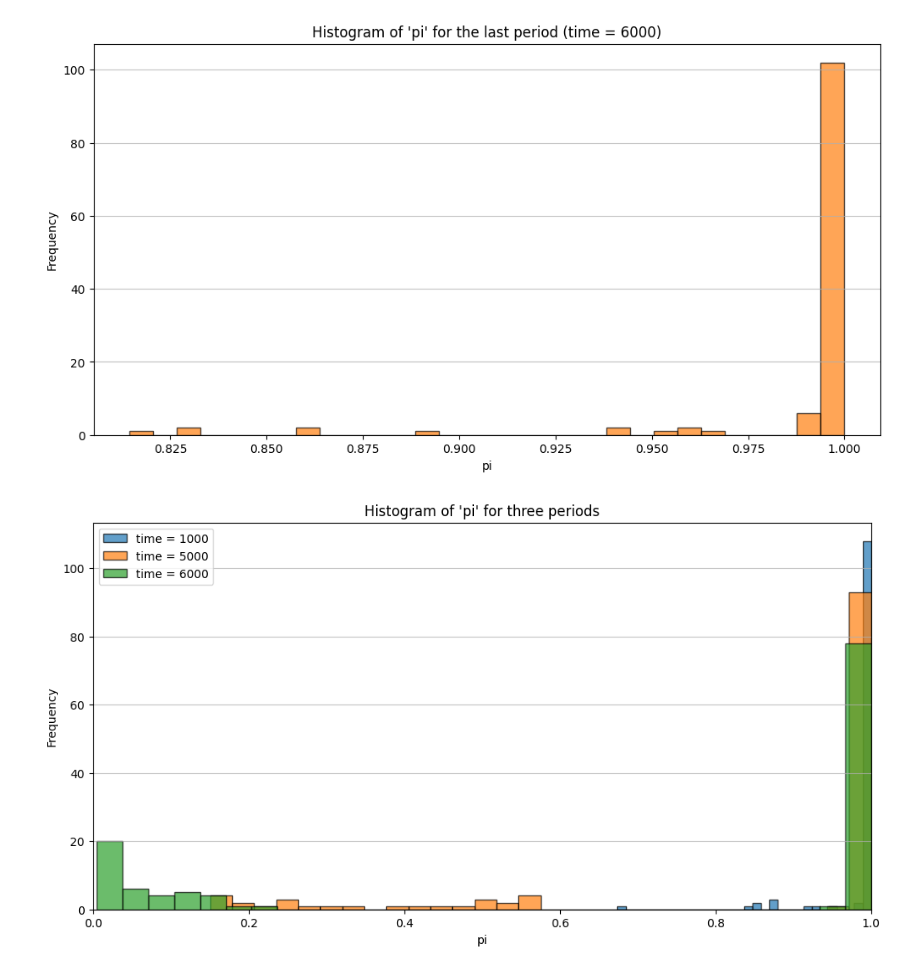
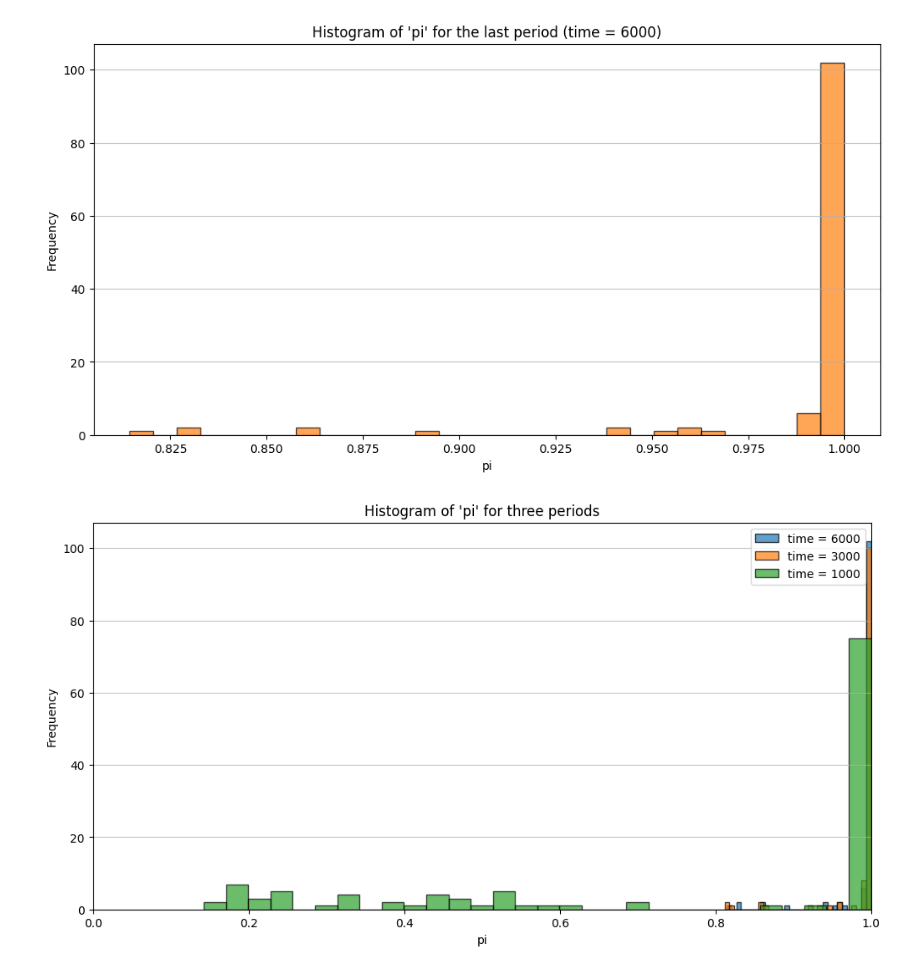
Before and after one commit to GuramL/ehsw, a Jupyter notebook: code_ehsw.ipynb, the cells around one changed output. Drawn from its saved outputs; the diff is of its cells as text; code cells hidden in the pictures.

```diff
--- a/code_ehsw.ipynb
+++ b/code_ehsw.ipynb
@@ -96,23 +96,23 @@ plt.savefig("ehsw_pi_6000.png")
 plt.close()
 # %%
 # Filter the dataframe for the specified periods
-periods = [1000, 5000, 6000]
+periods = [6000, 3000, 1000]
 data_by_period = {period: df[df["time"] == period]["pi"] for period in periods}
 
 # Plot histograms for "pi" for the specified periods on the same plot
 plt.figure(figsize=(12, 6))
 for period, data in data_by_period.items():
     plt.hist(data, bins=30, alpha=0.7, label=f"time = {period}", edgecolor="black")
 
 plt.title("Histogram of 'pi' for three periods")
 plt.xlabel("pi")
 plt.ylabel("Frequency")
 plt.legend()
 plt.grid(axis="y", alpha=0.75)
 plt.xlim(0, 1)
 plt.show()
 # %% [output]
-[figure, old version]
+[figure, new version]
 # %%
 # Filter the dataframe for the specified periods
 data_by_period_price = {period: df[df["time"] == period]["price"] for period in periods}
```
Also changed, not shown: parts of 4 cells of this notebook, 1 other file.
